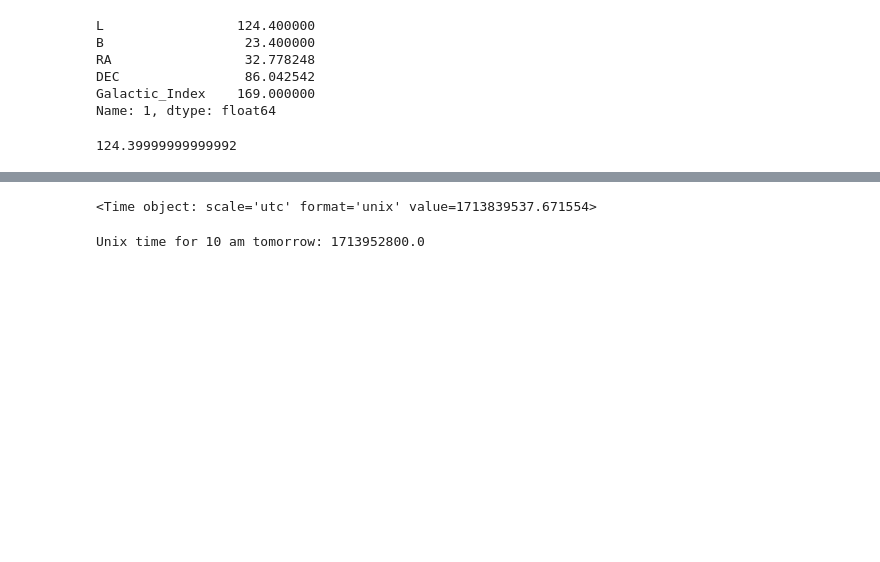
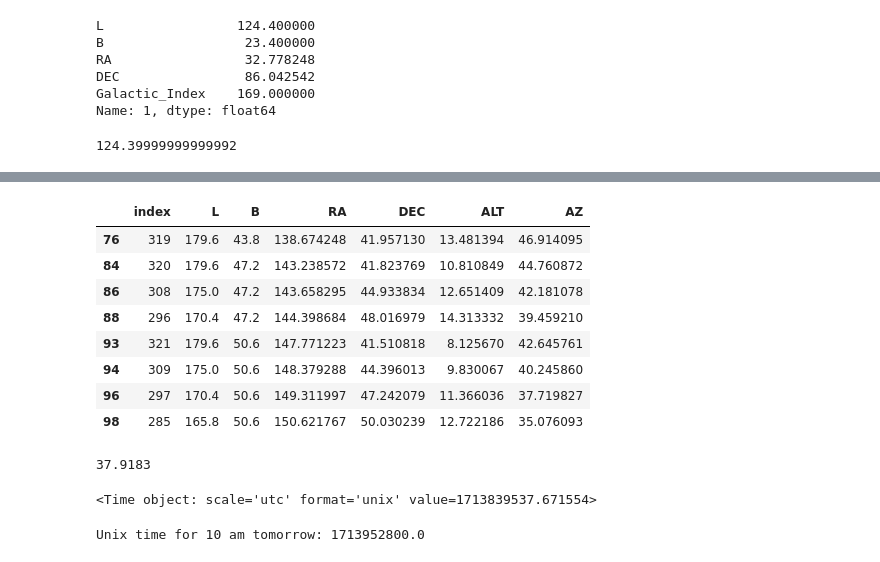
Before and after one commit to lea-yamashiro/FFC_4, a Jupyter notebook: Leusch_Stuff/ra_dec_sorting.ipynb, the cells around one changed output, grey strips where cells are left out. Saved outputs shown, nothing was run; the diff lists cells and outputs as text; code cells hidden in the pictures; blank space fills up the shorter version.

```diff
--- a/Leusch_Stuff/ra_dec_sorting.ipynb
+++ b/Leusch_Stuff/ra_dec_sorting.ipynb
@@ -234,0 +305,12 @@ array([[ 60. ,  20. ],
+# %%
+first_hunny[first_hunny['ALT']<15]
+# %% [output]
+|  | index | L | B | RA | DEC | ALT | AZ |
+| 76 | 319 | 179.6 | 43.8 | 138.674248 | 41.957130 | 13.481394 | 46.914095 |
+| 84 | 320 | 179.6 | 47.2 | 143.238572 | 41.823769 | 10.810849 | 44.760872 |
+| 86 | 308 | 175.0 | 47.2 | 143.658295 | 44.933834 | 12.651409 | 42.181078 |
+| 88 | 296 | 170.4 | 47.2 | 144.398684 | 48.016979 | 14.313332 | 39.459210 |
+| 93 | 321 | 179.6 | 50.6 | 147.771223 | 41.510818 | 8.125670 | 42.645761 |
+| 94 | 309 | 175.0 | 50.6 | 148.379288 | 44.396013 | 9.830067 | 40.245860 |
+| 96 | 297 | 170.4 | 50.6 | 149.311997 | 47.242079 | 11.366036 | 37.719827 |
+| 98 | 285 | 165.8 | 50.6 | 150.621767 | 50.030239 | 12.722186 | 35.076093 |
@@ -235,3 +319,7 @@ array([[ 60. ,  20. ],
+# %%
+print(leolat)
+# %% [output]
+37.9183
 # %%
 astropy.time.Time(time.time(), format='unix')
 # %% [output]
```
Also changed, not shown: parts of 20 cells of this notebook, 1 other file.
